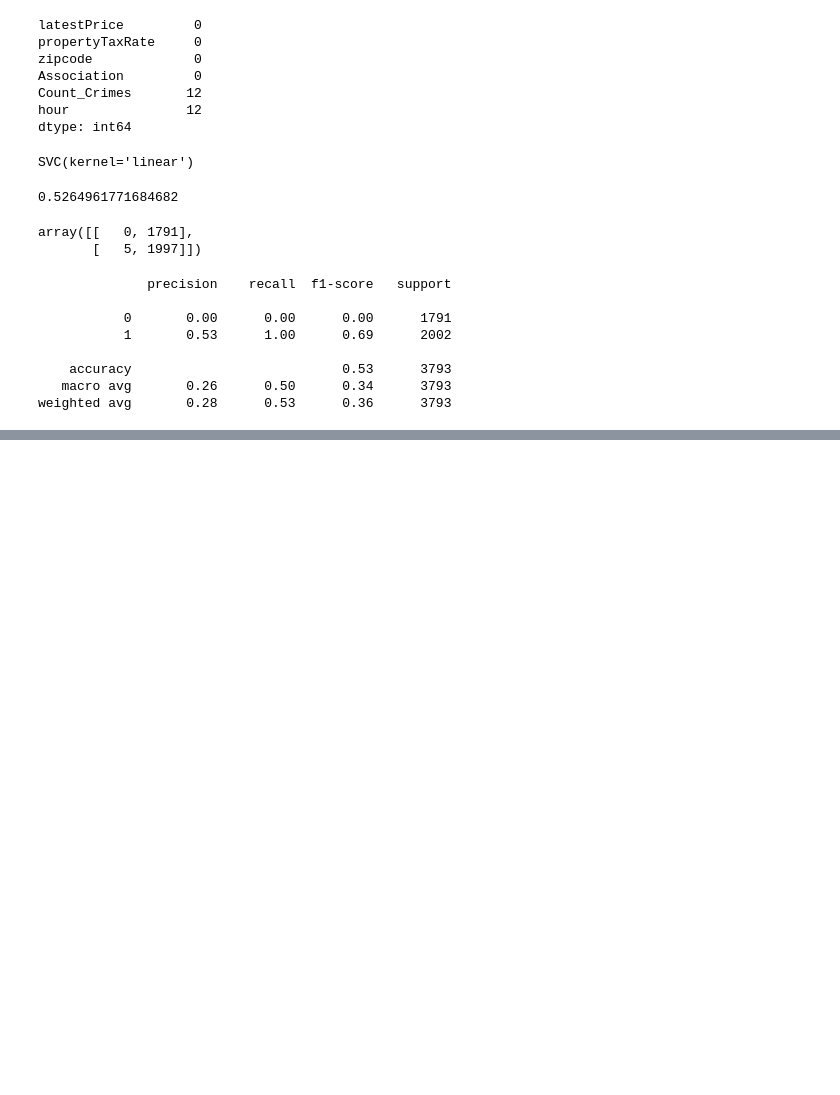
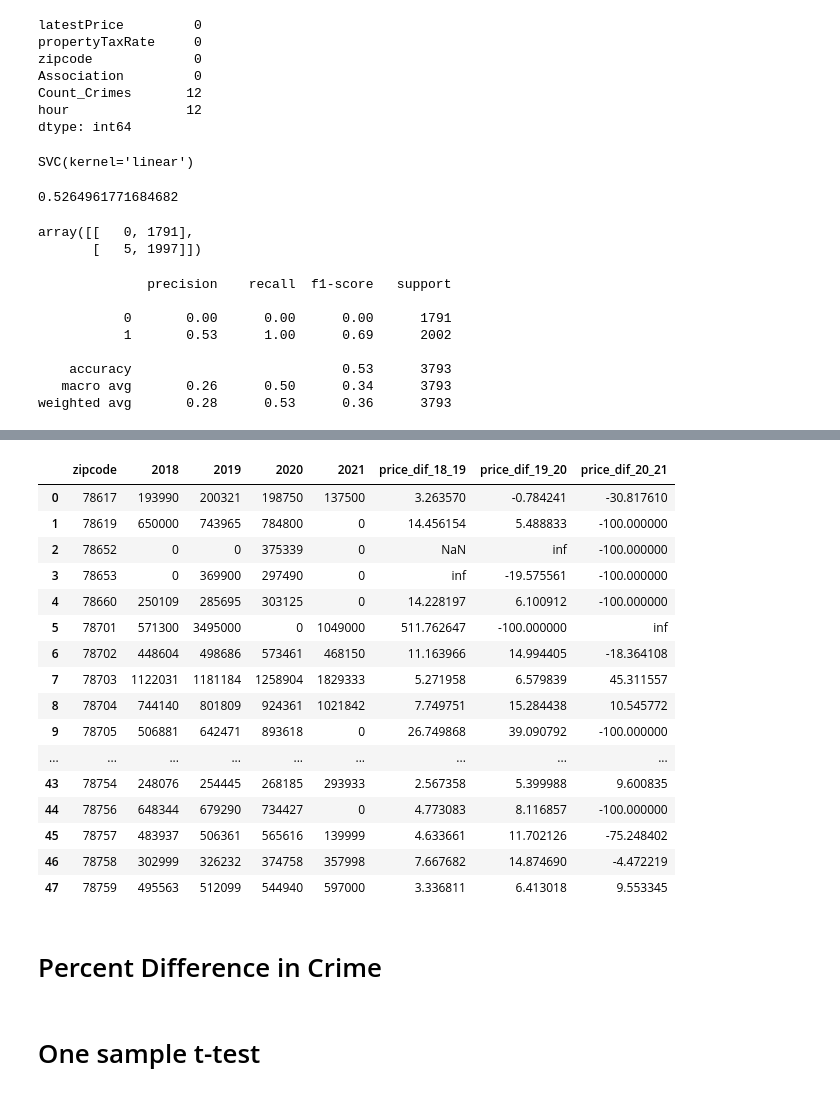
Before and after one commit to kellykindla/FinalProject, a Jupyter notebook: Refactoring.ipynb, the cells around one changed output, grey strips where cells are left out. Cells and saved outputs as stored; diff of their text form; code cells hidden in the pictures; blank space fills up the shorter version.

```diff
--- a/Refactoring.ipynb
+++ b/Refactoring.ipynb
@@ -226,0 +276,41 @@ weighted avg       0.28      0.53      0.36      3793
+# %%
+price_avg = housing_df.pivot_table(index='zipcode', columns='latest_saleyear', values=['latestPrice'], aggfunc='mean')
+#price_avg.loc[:,"2018"]
+
+price_avg.columns = price_avg.columns.droplevel(0) #remove amount
+price_avg.columns.name = None               #remove categories
+price_avg = price_avg.reset_index()                #index to columns
+#price_avg[[2018]]
+price_avg[[2018]] = price_avg[[2018]].fillna('0')
+price_avg[[2019]] = price_avg[[2019]].fillna('0')
+price_avg[[2020]] = price_avg[[2020]].fillna('0')
+price_avg[[2021]] = price_avg[[2021]].fillna('0')
+price_avg = price_avg.astype(int)
+price_avg["price_dif_18_19"] = ((price_avg[2019] - price_avg[2018])/ price_avg[2018])*100
+price_avg["price_dif_19_20"] = ((price_avg[2020] - price_avg[2019])/ price_avg[2019])*100
+price_avg["price_dif_20_21"] = ((price_avg[2021] - price_avg[2020])/ price_avg[2020])*100
+
+
+price_avg
+# %% [output]
+|  | zipcode | 2018 | 2019 | 2020 | 2021 | price_dif_18_19 | price_dif_19_20 | price_dif_20_21 |
+| 0 | 78617 | 193990 | 200321 | 198750 | 137500 | 3.263570 | -0.784241 | -30.817610 |
+| 1 | 78619 | 650000 | 743965 | 784800 | 0 | 14.456154 | 5.488833 | -100.000000 |
+| 2 | 78652 | 0 | 0 | 375339 | 0 | NaN | inf | -100.000000 |
+| 3 | 78653 | 0 | 369900 | 297490 | 0 | inf | -19.575561 | -100.000000 |
+| 4 | 78660 | 250109 | 285695 | 303125 | 0 | 14.228197 | 6.100912 | -100.000000 |
+| 5 | 78701 | 571300 | 3495000 | 0 | 1049000 | 511.762647 | -100.000000 | inf |
+| 6 | 78702 | 448604 | 498686 | 573461 | 468150 | 11.163966 | 14.994405 | -18.364108 |
+| 7 | 78703 | 1122031 | 1181184 | 1258904 | 1829333 | 5.271958 | 6.579839 | 45.311557 |
+| 8 | 78704 | 744140 | 801809 | 924361 | 1021842 | 7.749751 | 15.284438 | 10.545772 |
+| 9 | 78705 | 506881 | 642471 | 893618 | 0 | 26.749868 | 39.090792 | -100.000000 |
+| ... | ... | ... | ... | ... | ... | ... | ... | ... |
+| 43 | 78754 | 248076 | 254445 | 268185 | 293933 | 2.567358 | 5.399988 | 9.600835 |
+| 44 | 78756 | 648344 | 679290 | 734427 | 0 | 4.773083 | 8.116857 | -100.000000 |
+| 45 | 78757 | 483937 | 506361 | 565616 | 139999 | 4.633661 | 11.702126 | -75.248402 |
+| 46 | 78758 | 302999 | 326232 | 374758 | 357998 | 7.667682 | 14.874690 | -4.472219 |
+| 47 | 78759 | 495563 | 512099 | 544940 | 597000 | 3.336811 | 6.413018 | 9.553345 |
+# %% [markdown]
+# Percent Difference in Crime
+# %% [markdown]
+# One sample t-test
```
Also changed, not shown: parts of 8 cells of this notebook.
